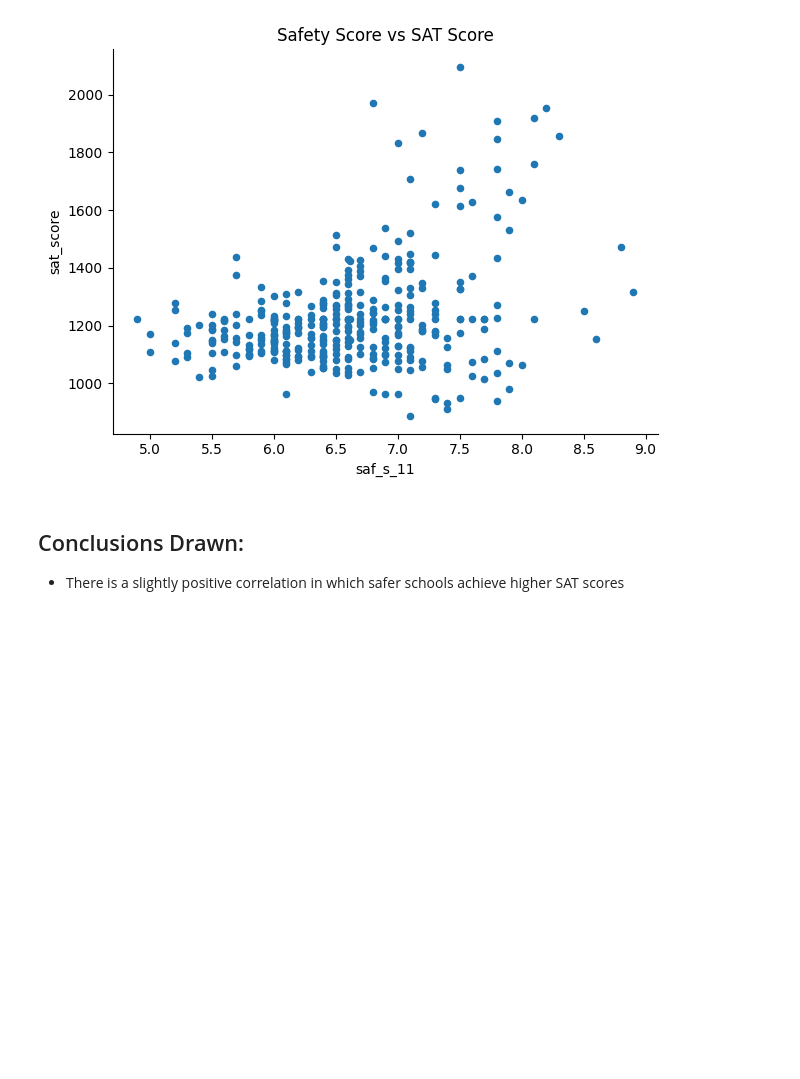
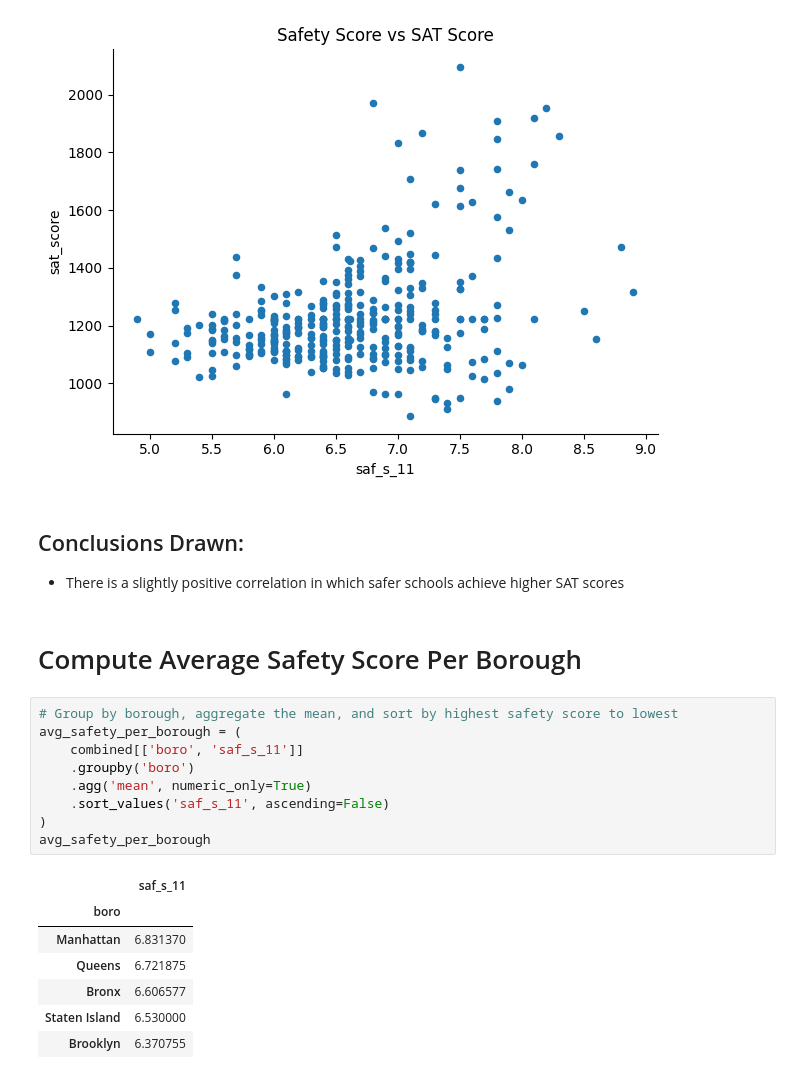
Before and after one commit to jastro-dev/dq-nyc-high-school-analysis, a Jupyter notebook: main_notebook.ipynb, the cells around one changed output. Cells and saved outputs as stored; diff of their text form; blank space fills up the shorter version.

Commit message:
add average safety score per borough w/ conclusions

```diff
--- a/main_notebook.ipynb
+++ b/main_notebook.ipynb
@@ -225,3 +225,22 @@ plt.show()
 # %% [markdown]
 ## Conclusions Drawn:
 - There is a slightly positive correlation in which safer schools achieve higher SAT scores
+# %% [markdown]
+# Compute Average Safety Score Per Borough
+# %%
+# Group by borough, aggregate the mean, and sort by highest safety score to lowest
+avg_safety_per_borough = (
+    combined[['boro', 'saf_s_11']]
+    .groupby('boro')
+    .agg('mean', numeric_only=True)
+    .sort_values('saf_s_11', ascending=False)
+)
+avg_safety_per_borough
+# %% [output]
+|  | saf_s_11 |
+| boro |  |
+| Manhattan | 6.831370 |
+| Queens | 6.721875 |
+| Bronx | 6.606577 |
+| Staten Island | 6.530000 |
+| Brooklyn | 6.370755 |
```
Also changed, not shown: parts of 1 cell of this notebook.
